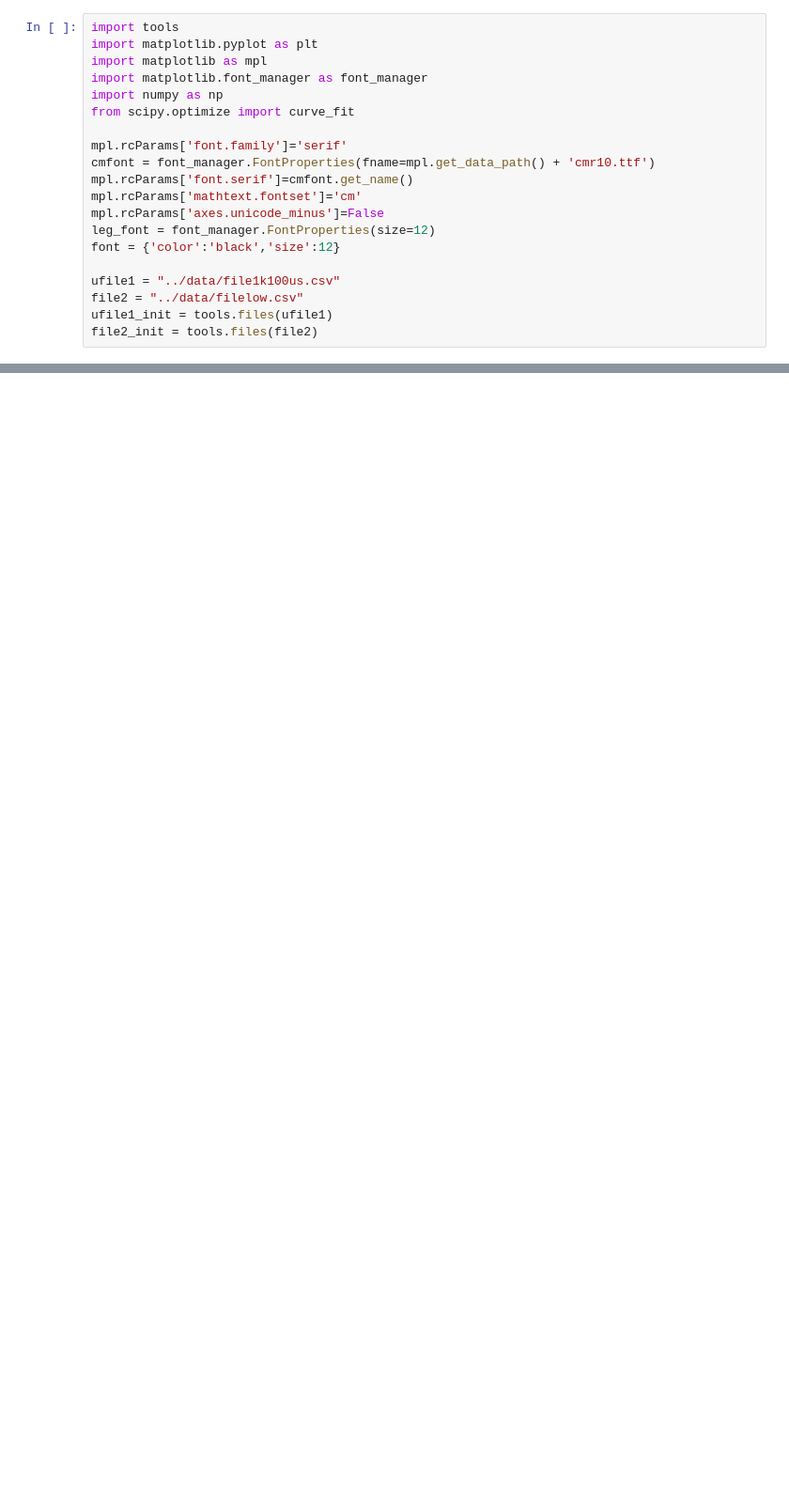
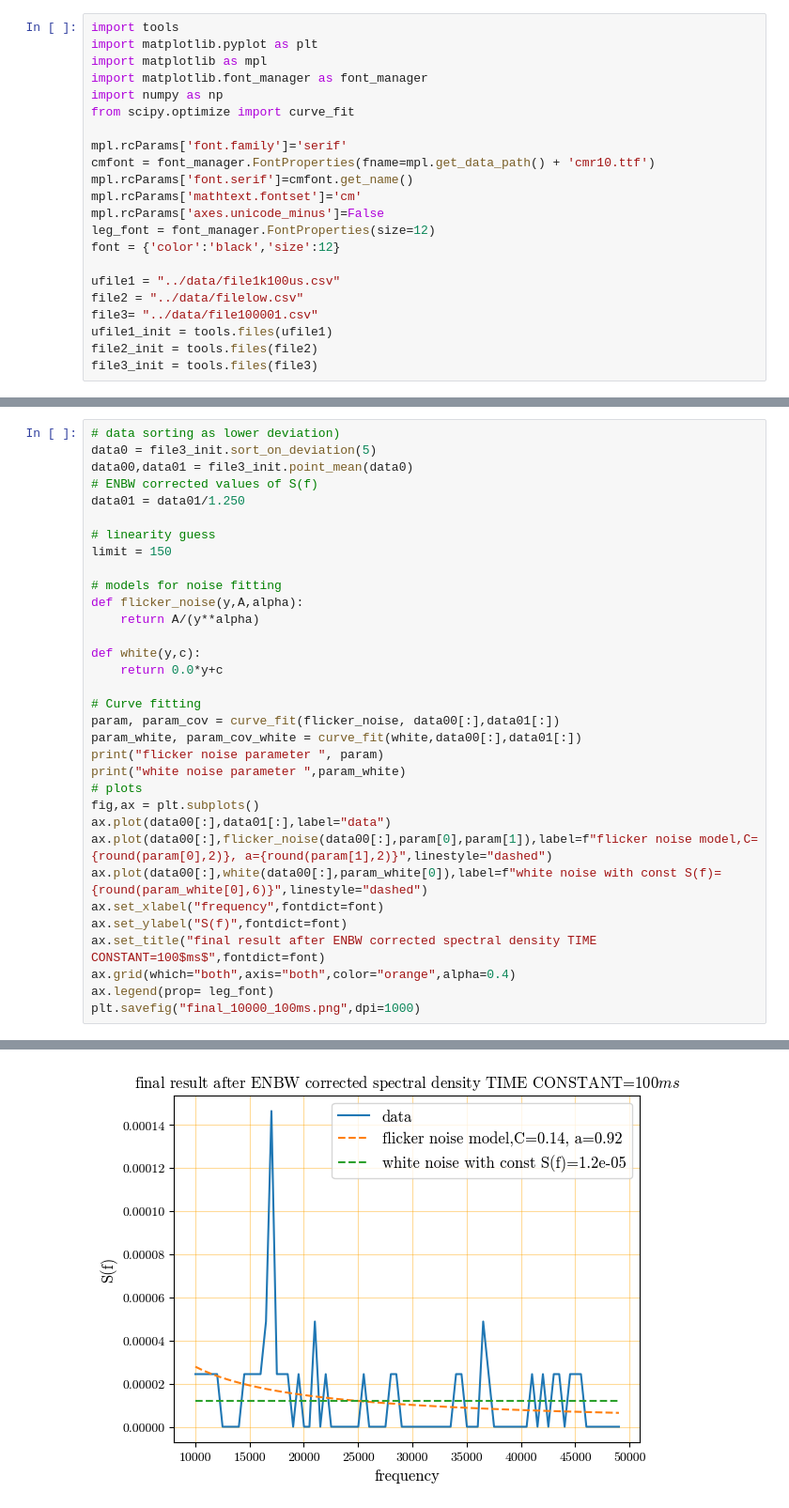
Before and after one commit to vijaypanchalr3/shotnoise, a Jupyter notebook: src/analysis/mathematics.ipynb, the cells around one changed output, grey strips where cells are left out. Shown at 94% size. Saved outputs shown, nothing was run; the diff lists cells and outputs as text; blank space fills up the shorter version.

```diff
--- a/src/analysis/mathematics.ipynb
+++ b/src/analysis/mathematics.ipynb
@@ -16,8 +16,10 @@ font = {'color':'black','size':12}
 
 ufile1 = "../data/file1k100us.csv"
 file2 = "../data/filelow.csv"
+file3= "../data/file100001.csv"
 ufile1_init = tools.files(ufile1)
 file2_init = tools.files(file2)
+file3_init = tools.files(file3)
 # %%
 # data sorting as lower deviation
 data0 = ufile1_init.sort_on_deviation(10)
@@ -107,0 +116,34 @@ plt.plot(data[:,1])
+# %%
+# data sorting as lower deviation)
+data0 = file3_init.sort_on_deviation(5)
+data00,data01 = file3_init.point_mean(data0)
+# ENBW corrected values of S(f)
+data01 = data01/1.250
+
+# linearity guess
+limit = 150
+
+# models for noise fitting
+def flicker_noise(y,A,alpha):
+    return A/(y**alpha)
+
+def white(y,c):
+    return 0.0*y+c
+
+# Curve fitting
+param, param_cov = curve_fit(flicker_noise, data00[:],data01[:])
+param_white, param_cov_white = curve_fit(white,data00[:],data01[:])
+print("flicker noise parameter ", param)
+print("white noise parameter ",param_white)
+# plots
+fig,ax = plt.subplots()
+ax.plot(data00[:],data01[:],label="data")
+ax.plot(data00[:],flicker_noise(data00[:],param[0],param[1]),label=f"flicker noise model,C={round(param[0],2)}, a={round(param[1],2)}",linestyle="dashed")
+ax.plot(data00[:],white(data00[:],param_white[0]),label=f"white noise with const S(f)={round(param_white[0],6)}",linestyle="dashed")
+ax.set_xlabel("frequency",fontdict=font)
+ax.set_ylabel("S(f)",fontdict=font)
+ax.set_title("final result after ENBW corrected spectral density TIME CONSTANT=100$ms$",fontdict=font)
+ax.grid(which="both",axis="both",color="orange",alpha=0.4)
+ax.legend(prop= leg_font)
+plt.savefig("final_10000_100ms.png",dpi=1000)
+# %% [output]
@@ -107,0 +152 @@ plt.plot(data[:,1])
+[figure, added]
```
Also changed, not shown: parts of 9 cells of this notebook, 31 other files.
